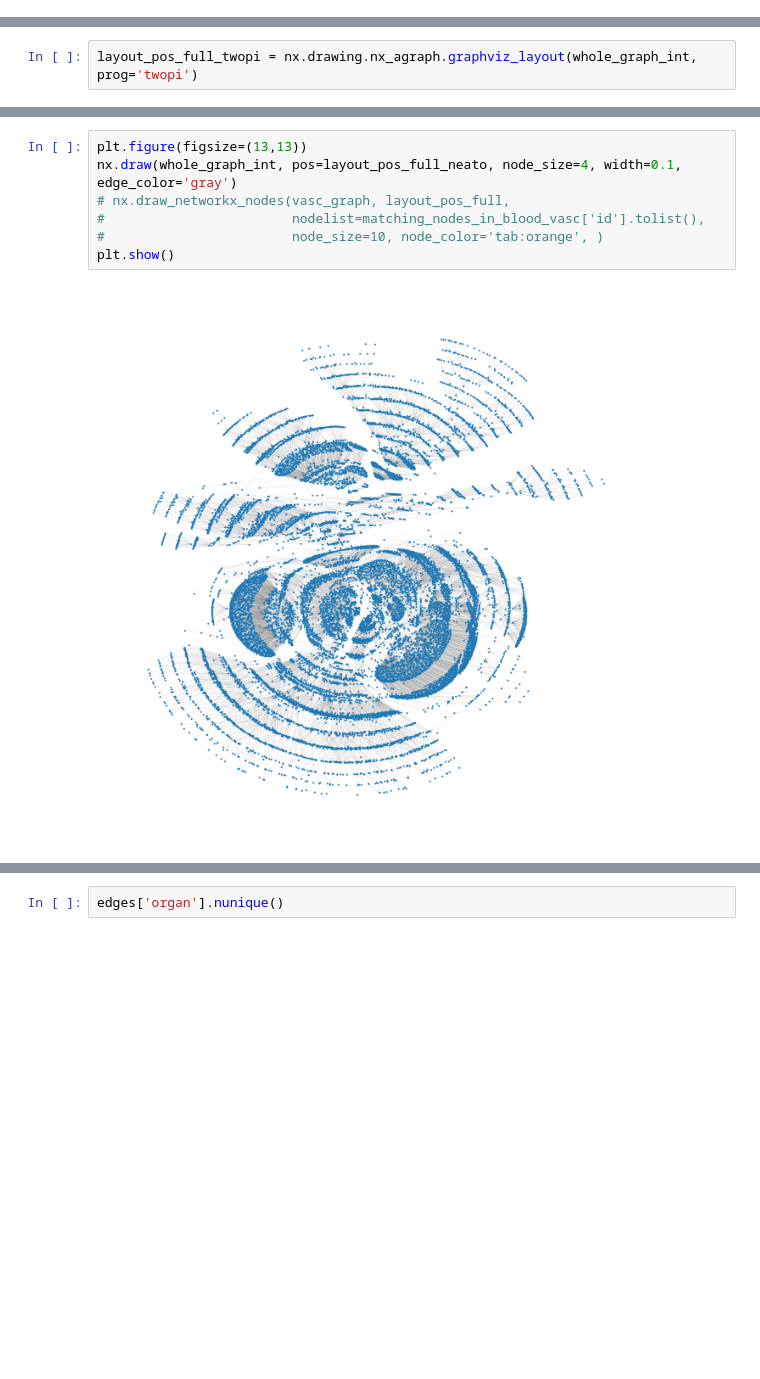
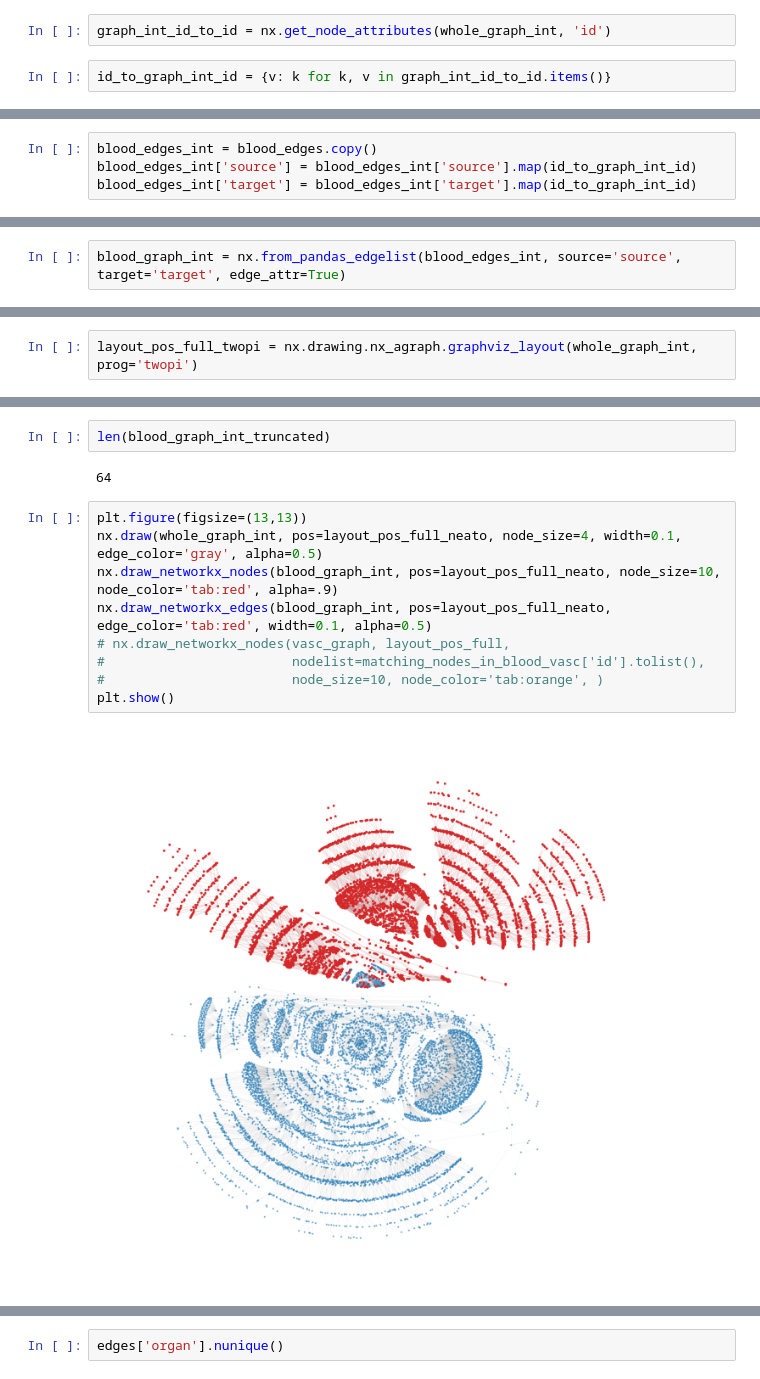
Before and after one commit to cns-iu/hra-ftu-vccf-supporting-information, a Jupyter notebook: code/HRA_Butterfly_viz_v2.ipynb, the cells around one changed output, grey strips where cells are left out. Cells and saved outputs as stored; diff of their text form; blank space fills up the shorter version.

```diff
--- a/code/HRA_Butterfly_viz_v2.ipynb
+++ b/code/HRA_Butterfly_viz_v2.ipynb
@@ -170,0 +188,4 @@ whole_graph_int = nx.convert_node_labels_to_integers(whole_graph)
+# %%
+graph_int_id_to_id = nx.get_node_attributes(whole_graph_int, 'id')
+# %%
+id_to_graph_int_id = {v: k for k, v in graph_int_id_to_id.items()}
@@ -170,0 +218,4 @@ whole_graph_int = nx.convert_node_labels_to_integers(whole_graph)
+# %%
+blood_edges_int = blood_edges.copy()
+blood_edges_int['source'] = blood_edges_int['source'].map(id_to_graph_int_id)
+blood_edges_int['target'] = blood_edges_int['target'].map(id_to_graph_int_id)
@@ -171,3 +238,5 @@ whole_graph_int = nx.convert_node_labels_to_integers(whole_graph)
+# %%
+blood_graph_int = nx.from_pandas_edgelist(blood_edges_int, source='source', target='target', edge_attr=True)
 # %%
 # from netgraph import Graph
 
@@ -181,9 +362,15 @@ layout_pos_full_twopi = nx.drawing.nx_agraph.graphviz_layout(whole_graph_int, pr
+# %%
+len(blood_graph_int_truncated)
+# %% [output]
+64
 # %%
 plt.figure(figsize=(13,13))
-nx.draw(whole_graph_int, pos=layout_pos_full_neato, node_size=4, width=0.1, edge_color='gray')
+nx.draw(whole_graph_int, pos=layout_pos_full_neato, node_size=4, width=0.1, edge_color='gray', alpha=0.5)
+nx.draw_networkx_nodes(blood_graph_int, pos=layout_pos_full_neato, node_size=10, node_color='tab:red', alpha=.9)
+nx.draw_networkx_edges(blood_graph_int, pos=layout_pos_full_neato, edge_color='tab:red', width=0.1, alpha=0.5)
 # nx.draw_networkx_nodes(vasc_graph, layout_pos_full,
 #                        nodelist=matching_nodes_in_blood_vasc['id'].tolist(),
 #                        node_size=10, node_color='tab:orange', )
 plt.show()
 # %% [output]
-[figure, old version]
+[figure, new version]
```
Also changed, not shown: parts of 34 cells of this notebook.
